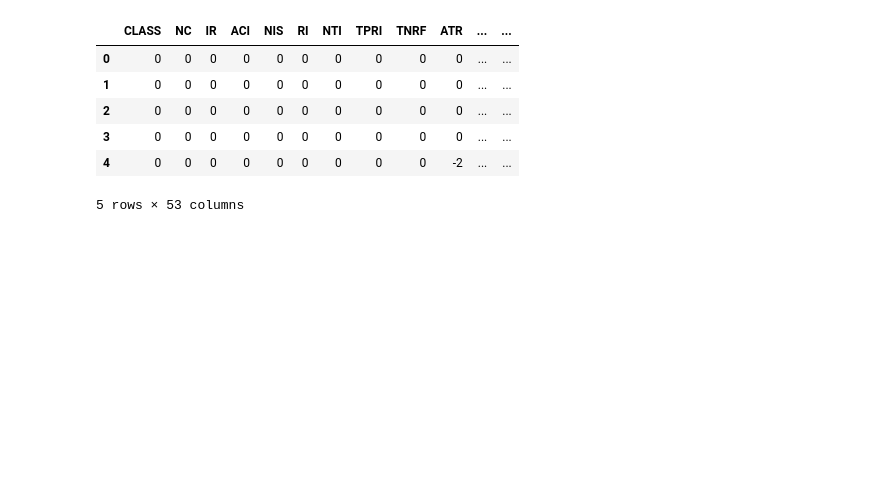
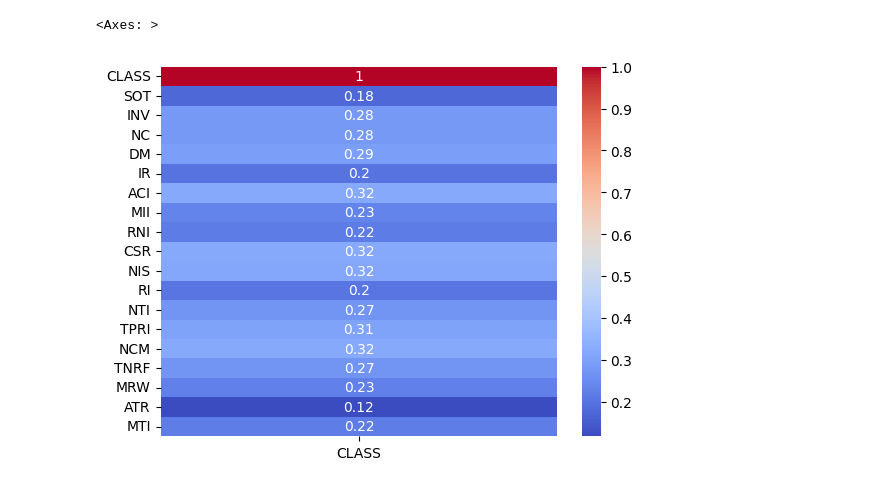
Before and after one commit to 2256haradityam/Projects, a Jupyter notebook: CARPRICEPREDICTION.ipynb, the cells around one changed output. Saved outputs shown, nothing was run; the diff lists cells and outputs as text; code cells hidden in the pictures; blank space fills up the shorter version.

```diff
--- a/CARPRICEPREDICTION.ipynb
+++ b/CARPRICEPREDICTION.ipynb
@@ -20,0 +32,5 @@ df.head()
+# %%
+sns.heatmap(df.corr()[['CLASS']], annot=True, cmap='coolwarm')
+# %% [output]
+<Axes: >
+[figure, added]
@@ -27,10 +47,0 @@ df_encoded = df_encoded.astype(int)
-# %%
-df_encoded.head()
-# %% [output]
-|  | CLASS | NC | IR | ACI | NIS | RI | NTI | TPRI | TNRF | ATR | ... | ... |
-| 0 | 0 | 0 | 0 | 0 | 0 | 0 | 0 | 0 | 0 | 0 | ... | ... |
-| 1 | 0 | 0 | 0 | 0 | 0 | 0 | 0 | 0 | 0 | 0 | ... | ... |
-| 2 | 0 | 0 | 0 | 0 | 0 | 0 | 0 | 0 | 0 | 0 | ... | ... |
-| 3 | 0 | 0 | 0 | 0 | 0 | 0 | 0 | 0 | 0 | 0 | ... | ... |
-| 4 | 0 | 0 | 0 | 0 | 0 | 0 | 0 | 0 | 0 | -2 | ... | ... |
-5 rows × 53 columns
```
Also changed, not shown: parts of 11 cells of this notebook.
